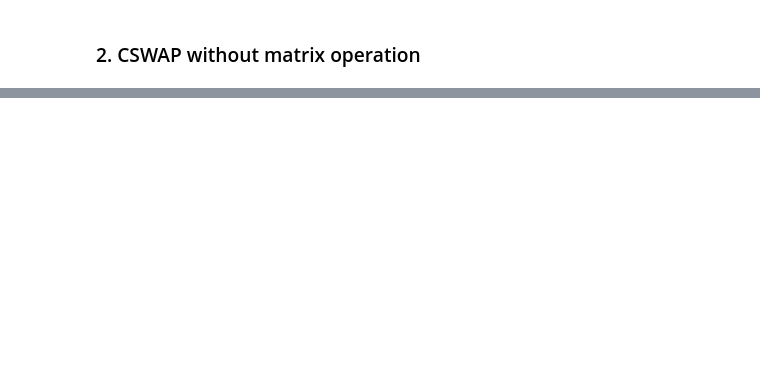
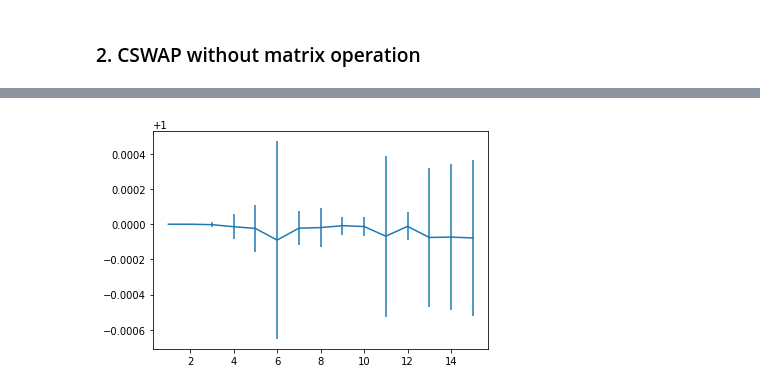
Before and after one commit to GyeonghunKim/qosf-screening-tasks, a Jupyter notebook: task 1.ipynb, the cells around one changed output, grey strips where cells are left out. Saved outputs shown, nothing was run; the diff lists cells and outputs as text; code cells hidden in the pictures; blank space fills up the shorter version.

```diff
--- a/task 1.ipynb
+++ b/task 1.ipynb
@@ -326,7 +299,7 @@ def N_qubit_swap_test(state1, state2, CSWAPs = {}):
     return_value = 1 - np.matmul(transposed_state, processed_state).real
     return return_value # 0 for two identical states and 1 for orthogonal states
 # %%
-number_of_qubits = 15
+number_of_qubits = 3
 # randomly generated quantum state:  random_state
 random_parameters = 2 * np.pi * np.random.random((number_of_qubits, 2))
 random_state = N_qubit_embeding(random_parameters)
@@ -345,0 +383,3 @@ HTML(animation.to_html5_video())
+# %%
+def fideltity_two_qubits(state1, state2):
+    return abs(np.matmul(state1.T.conj(), state2))**2
@@ -345,0 +469,5 @@ HTML(animation.to_html5_video())
+# %%
+plt.errorbar(N_qubits, mean_fidelity, yerr=std_fidelity, yr)
+plt.show()
+# %% [output]
+[figure, added]
```
Also changed, not shown: parts of 17 cells of this notebook, 1 other file.
